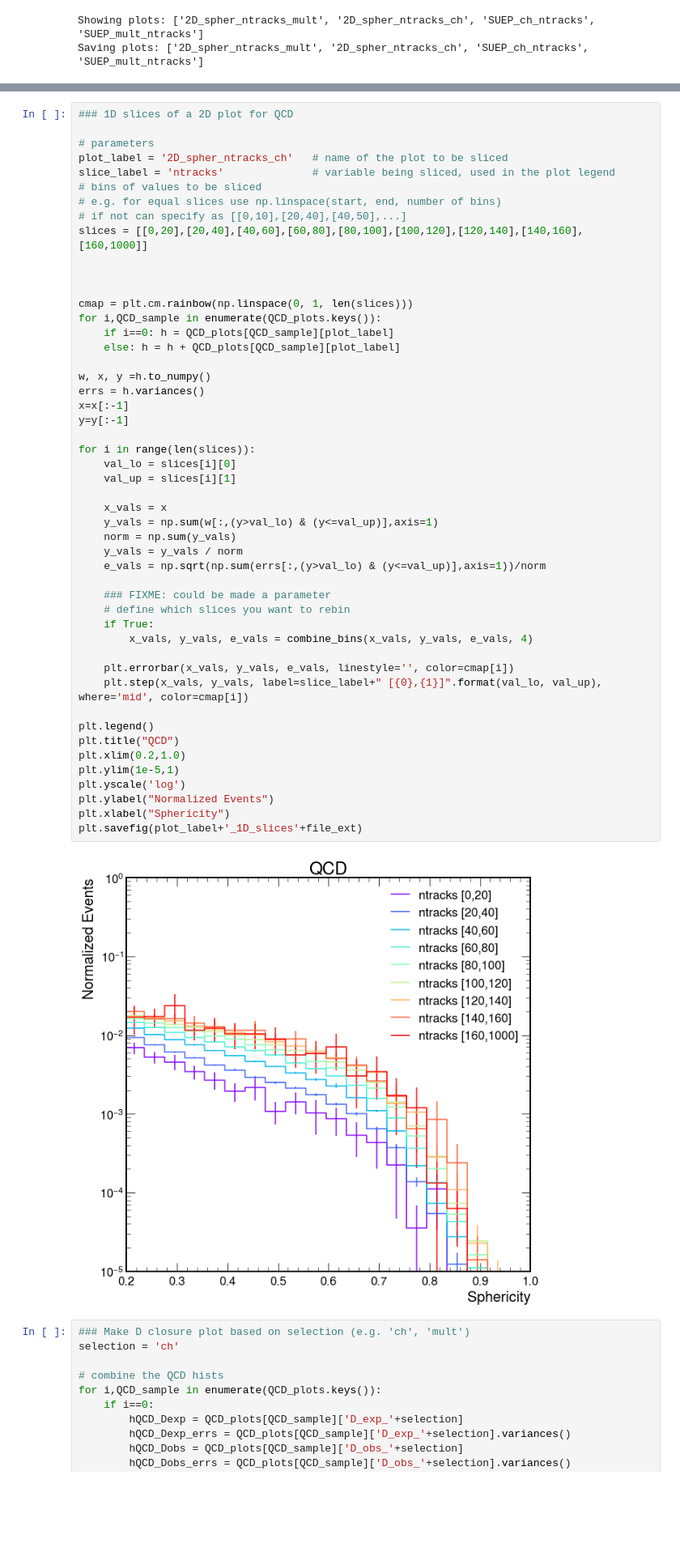
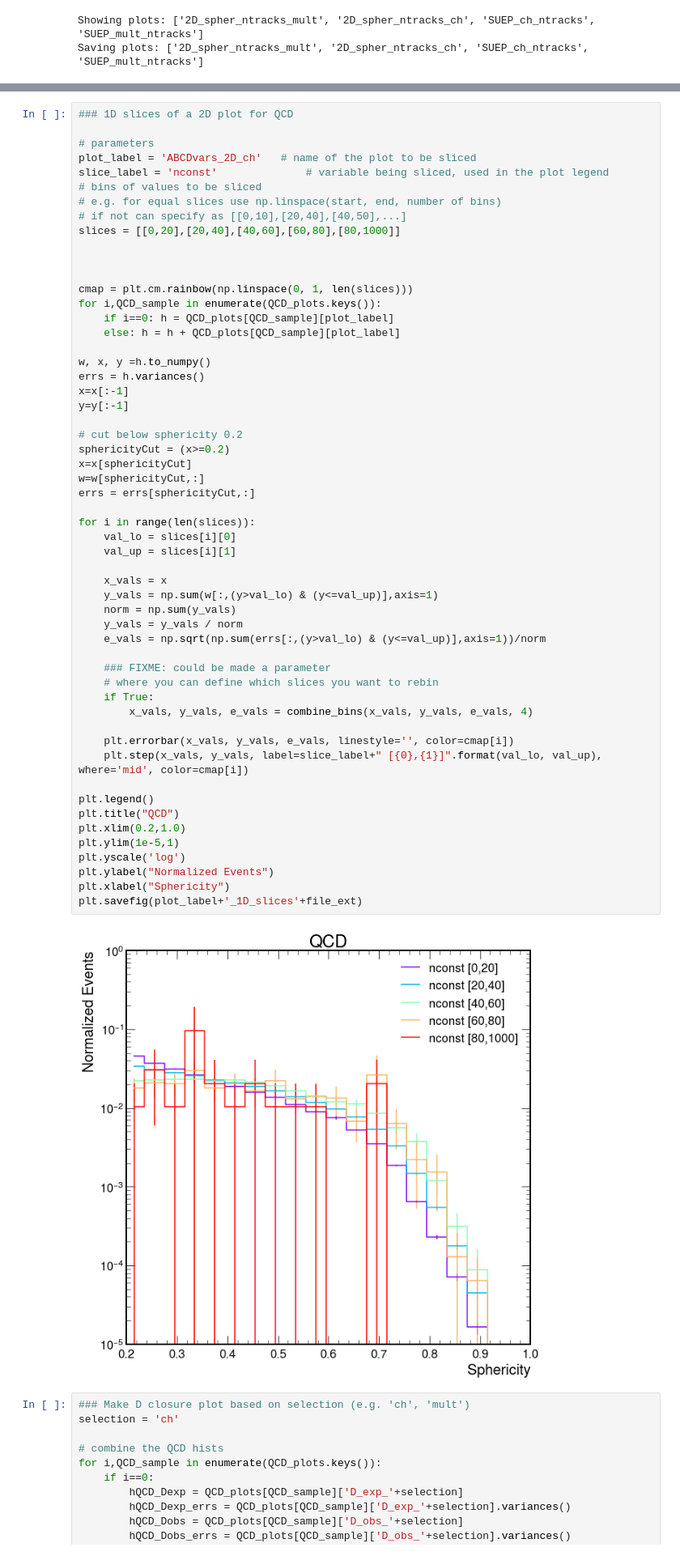
Before and after one commit to SUEPPhysics/SUEPCoffea_dask, a Jupyter notebook: plotting/plot.ipynb, the cells around one changed output, grey strips where cells are left out. Shown: that part at 81% size. Drawn from its saved outputs; the diff is of its cells as text; blank space fills up the shorter version.

```diff
--- a/plotting/plot.ipynb
+++ b/plotting/plot.ipynb
@@ -266,12 +266,12 @@ for dataset in datasets2d:
 ### 1D slices of a 2D plot for QCD
 
 # parameters
-plot_label = '2D_spher_ntracks_ch'   # name of the plot to be sliced
-slice_label = 'ntracks'              # variable being sliced, used in the plot legend
+plot_label = 'ABCDvars_2D_ch'   # name of the plot to be sliced
+slice_label = 'nconst'              # variable being sliced, used in the plot legend
 # bins of values to be sliced
 # e.g. for equal slices use np.linspace(start, end, number of bins)
 # if not can specify as [[0,10],[20,40],[40,50],...]
-slices = [[0,20],[20,40],[40,60],[60,80],[80,100],[100,120],[120,140],[140,160],[160,1000]]
+slices = [[0,20],[20,40],[40,60],[60,80],[80,1000]]
 
 
 
@@ -284,35 +284,41 @@ w, x, y =h.to_numpy()
 errs = h.variances()
 x=x[:-1]
 y=y[:-1]
 
+# cut below sphericity 0.2
+sphericityCut = (x>=0.2)
+x=x[sphericityCut]
+w=w[sphericityCut,:]
+errs = errs[sphericityCut,:]
+
 for i in range(len(slices)):
     val_lo = slices[i][0]
     val_up = slices[i][1]
 
     x_vals = x
     y_vals = np.sum(w[:,(y>val_lo) & (y<=val_up)],axis=1)
     norm = np.sum(y_vals)
     y_vals = y_vals / norm
     e_vals = np.sqrt(np.sum(errs[:,(y>val_lo) & (y<=val_up)],axis=1))/norm
 
     ### FIXME: could be made a parameter
-    # define which slices you want to rebin
+    # where you can define which slices you want to rebin
     if True:
         x_vals, y_vals, e_vals = combine_bins(x_vals, y_vals, e_vals, 4)
 
     plt.errorbar(x_vals, y_vals, e_vals, linestyle='', color=cmap[i])
     plt.step(x_vals, y_vals, label=slice_label+" [{0},{1}]".format(val_lo, val_up), where='mid', color=cmap[i])
 
 plt.legend()
 plt.title("QCD")
 plt.xlim(0.2,1.0)
 plt.ylim(1e-5,1)
 plt.yscale('log')
 plt.ylabel("Normalized Events")
 plt.xlabel("Sphericity")
 plt.savefig(plot_label+'_1D_slices'+file_ext)
 # %% [output]
-[figure, old version]
+[figure, new version]
 # %%
 ### Make D closure plot based on selection (e.g. 'ch', 'mult')
 selection = 'ch'
```
